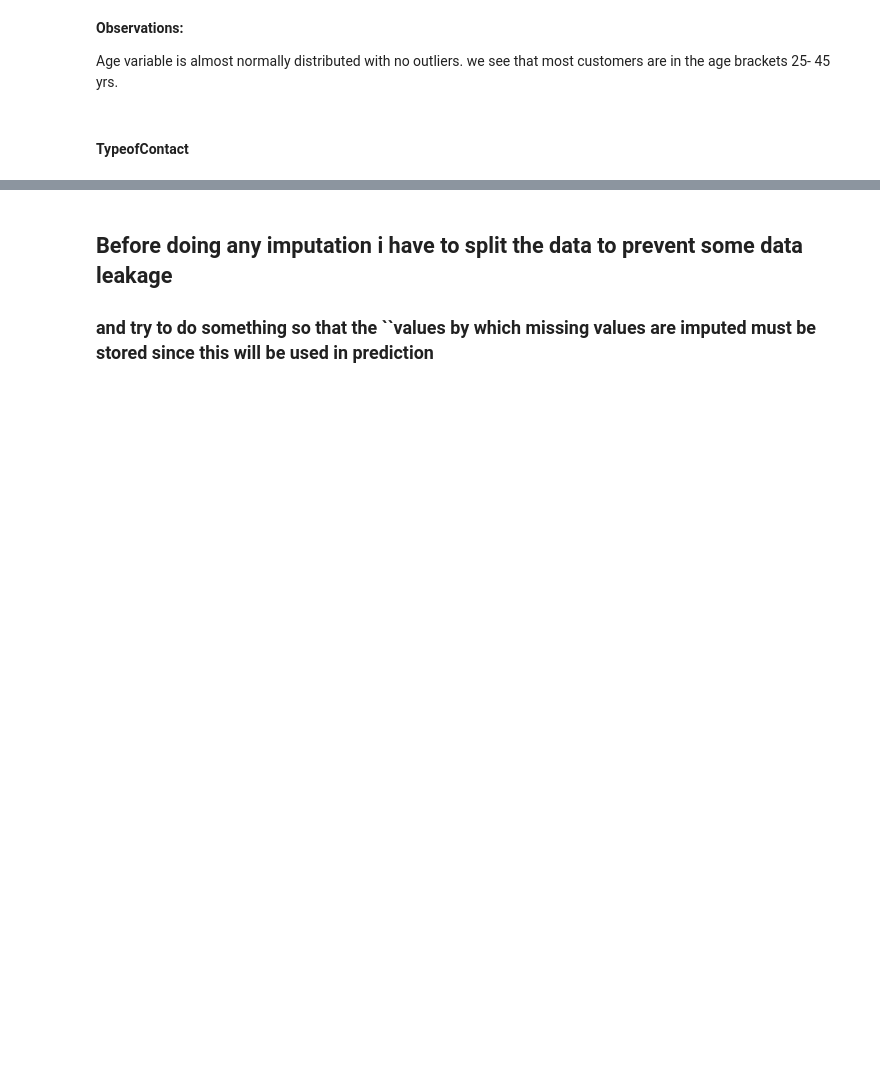
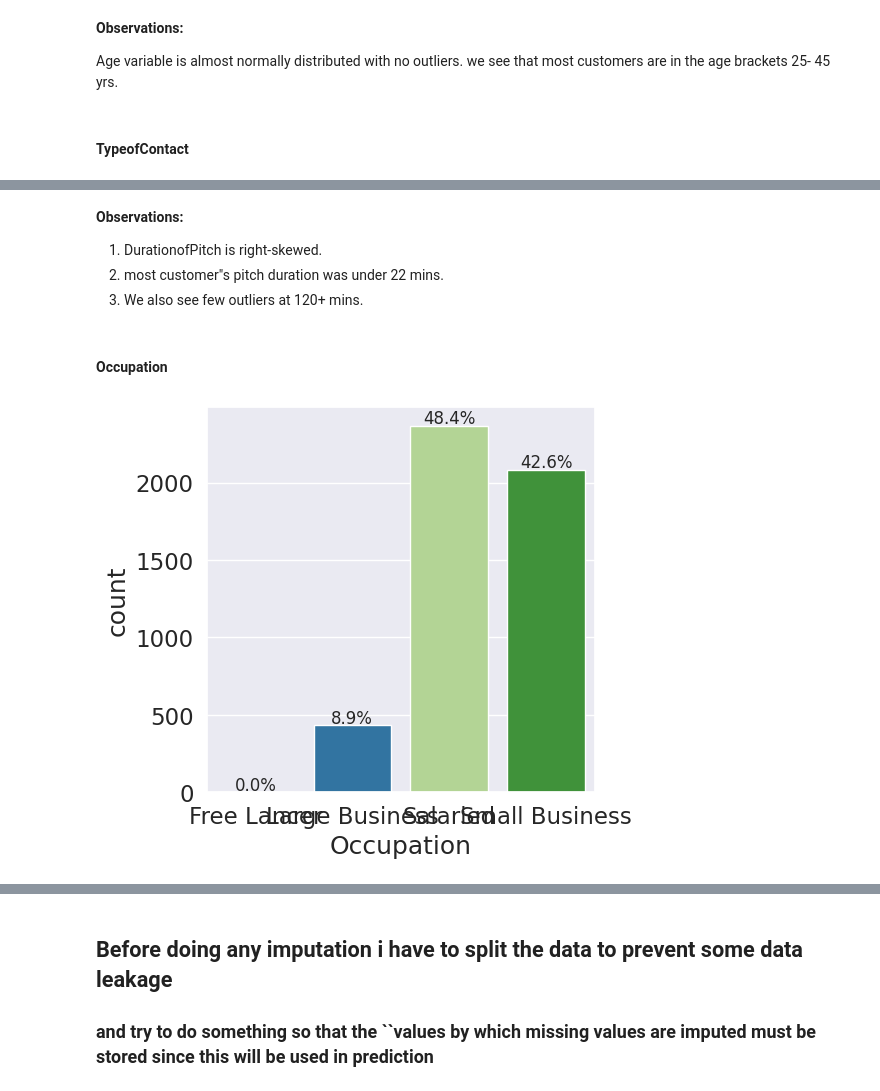
Before and after one commit to Kirtimaanwani/Travel-package-purchase-prediction, a Jupyter notebook: notebooks/problem-statement-and-EDA.ipynb, the cells around one changed output, grey strips where cells are left out. Cells and saved outputs as stored; diff of their text form; code cells hidden in the pictures; blank space fills up the shorter version.

```diff
--- a/notebooks/problem-statement-and-EDA.ipynb
+++ b/notebooks/problem-statement-and-EDA.ipynb
@@ -645,0 +660,12 @@ Self-Enquiry is the most preferred contact method by the customers at 71%
+# %% [markdown]
+**Observations:**
+1. DurationofPitch is  right-skewed.
+2. most customer"s pitch duration was under 22 mins.
+3. We also see few outliers at 120+ mins.
+# %% [markdown]
+#### Occupation
+# %%
+# using label_barplot function to plot the graph
+labeled_barplot(df,"Occupation",True, False)
+# %% [output]
+[figure, added]
```
Also changed, not shown: parts of 125 cells of this notebook.
